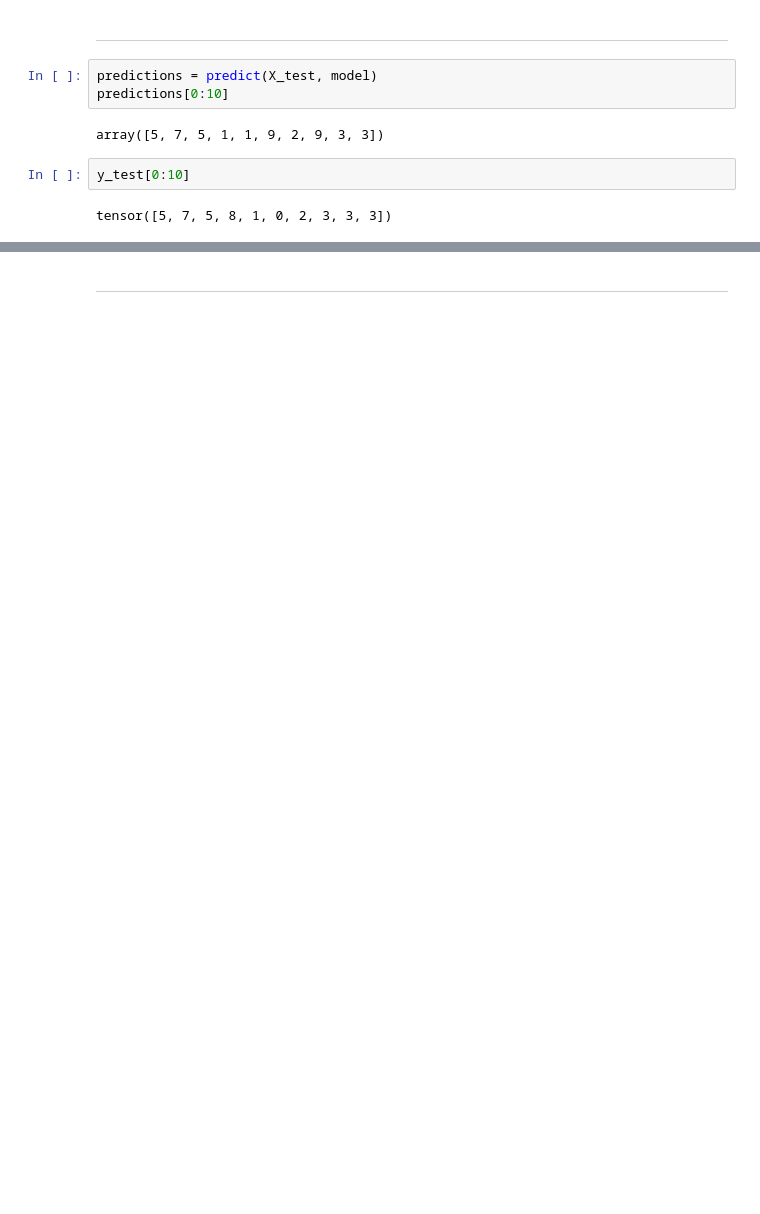
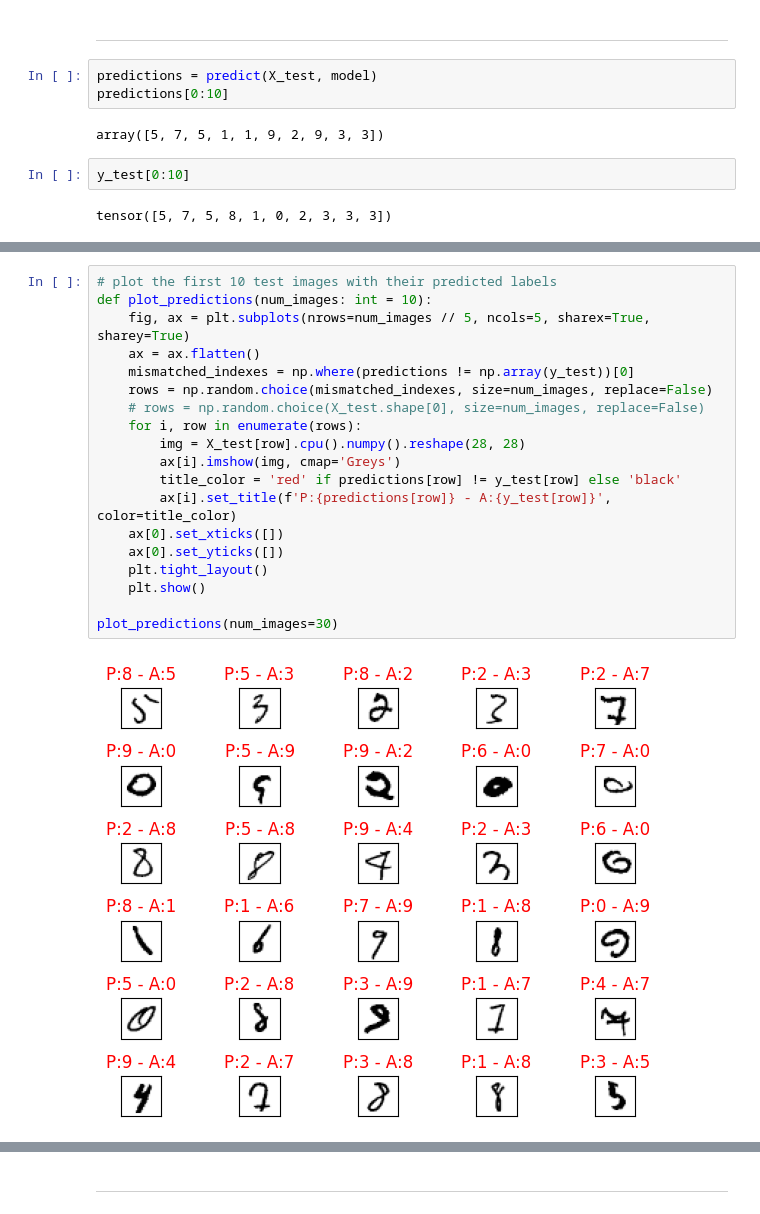
Before and after one commit to shane-kercheval/pytorch-template, a Jupyter notebook: source/notebooks/mnist_fully_connected_multilayer_perceptron.ipynb, the cells around one changed output, grey strips where cells are left out. Cells and saved outputs as stored; diff of their text form; blank space fills up the shorter version.

```diff
--- a/source/notebooks/mnist_fully_connected_multilayer_perceptron.ipynb
+++ b/source/notebooks/mnist_fully_connected_multilayer_perceptron.ipynb
@@ -298,3 +298,24 @@ plot_predictions(num_images=30)
+# %%
+# plot the first 10 test images with their predicted labels
+def plot_predictions(num_images: int = 10):
+    fig, ax = plt.subplots(nrows=num_images // 5, ncols=5, sharex=True, sharey=True)
+    ax = ax.flatten()
+    mismatched_indexes = np.where(predictions != np.array(y_test))[0]
+    rows = np.random.choice(mismatched_indexes, size=num_images, replace=False)
+    # rows = np.random.choice(X_test.shape[0], size=num_images, replace=False)
+    for i, row in enumerate(rows):
+        img = X_test[row].cpu().numpy().reshape(28, 28)
+        ax[i].imshow(img, cmap='Greys')
+        title_color = 'red' if predictions[row] != y_test[row] else 'black'
+        ax[i].set_title(f'P:{predictions[row]} - A:{y_test[row]}', color=title_color)
+    ax[0].set_xticks([])
+    ax[0].set_yticks([])
+    plt.tight_layout()
+    plt.show()
+
+plot_predictions(num_images=30)
+# %% [output]
+[figure, added]
 # %%
 # calculate accuracy metrics on the test set
 from sklearn.metrics import accuracy_score, precision_score, recall_score, f1_score
```
Also changed, not shown: parts of 11 cells of this notebook.
